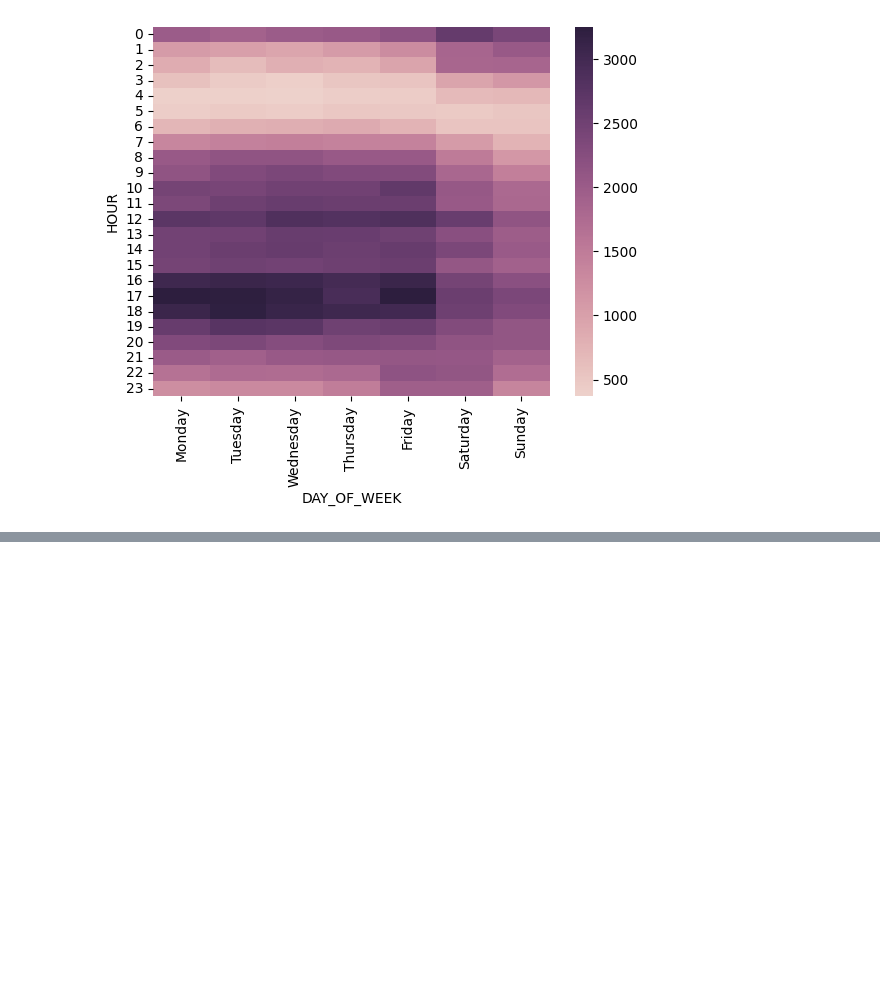
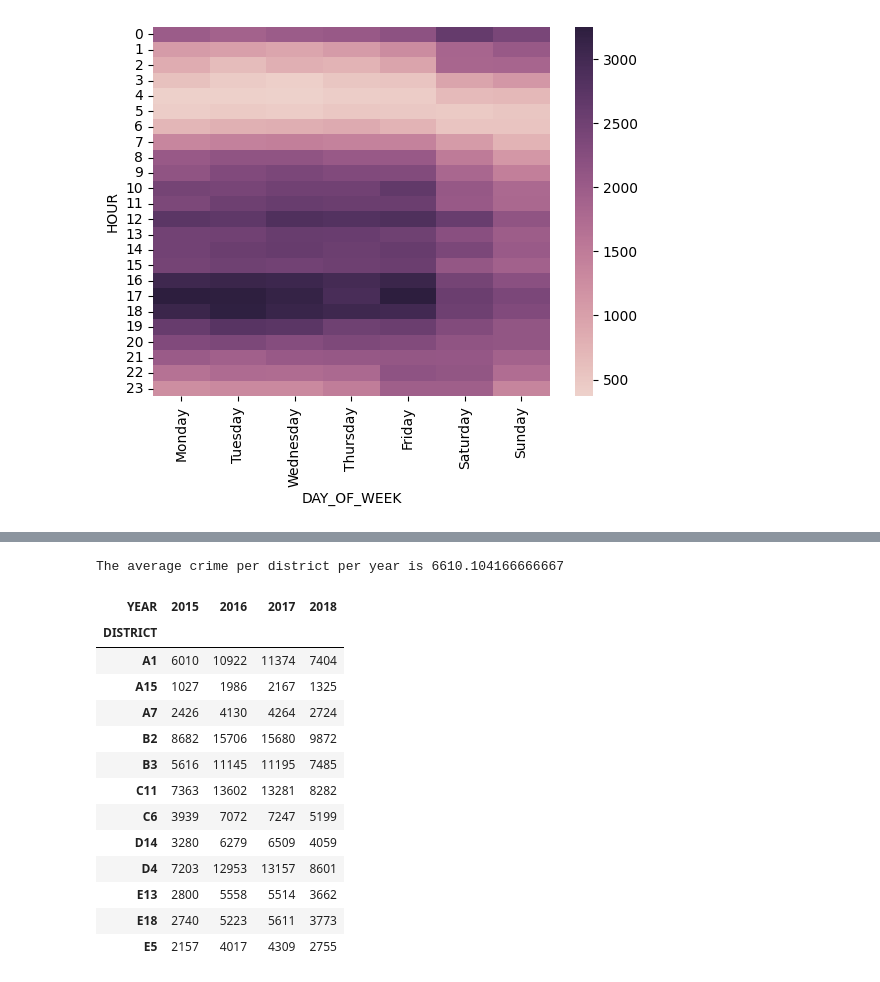
Before and after one commit to francisphamsd/crime-data-exploration, a Jupyter notebook: BostonCrimeAnalysis.ipynb, the cells around one changed output, grey strips where cells are left out. Cells and saved outputs as stored; diff of their text form; code cells hidden in the pictures; blank space fills up the shorter version.

```diff
--- a/BostonCrimeAnalysis.ipynb
+++ b/BostonCrimeAnalysis.ipynb
@@ -365,0 +421,21 @@ sns.heatmap(week_and_hour, cmap=sns.cubehelix_palette(as_cmap=True))
+# %%
+#7. If the value is less than the average crime per district per year, highlight the value in blue
+average_district_crime = crime.groupby(['DISTRICT', 'YEAR']).count()['INCIDENT_NUMBER'].mean()
+print(f'The average crime per district per year is {average_district_crime}')
+district_yearly.style.highlight_between(left=0, right=average_district_crime, color='blue')
+# %% [output]
+The average crime per district per year is 6610.104166666667
+| YEAR | 2015 | 2016 | 2017 | 2018 |
+| DISTRICT |  |  |  |  |
+| A1 | 6010 | 10922 | 11374 | 7404 |
+| A15 | 1027 | 1986 | 2167 | 1325 |
+| A7 | 2426 | 4130 | 4264 | 2724 |
+| B2 | 8682 | 15706 | 15680 | 9872 |
+| B3 | 5616 | 11145 | 11195 | 7485 |
+| C11 | 7363 | 13602 | 13281 | 8282 |
+| C6 | 3939 | 7072 | 7247 | 5199 |
+| D14 | 3280 | 6279 | 6509 | 4059 |
+| D4 | 7203 | 12953 | 13157 | 8601 |
+| E13 | 2800 | 5558 | 5514 | 3662 |
+| E18 | 2740 | 5223 | 5611 | 3773 |
+| E5 | 2157 | 4017 | 4309 | 2755 |
```
Also changed, not shown: parts of 5 cells of this notebook, 1 other file.
